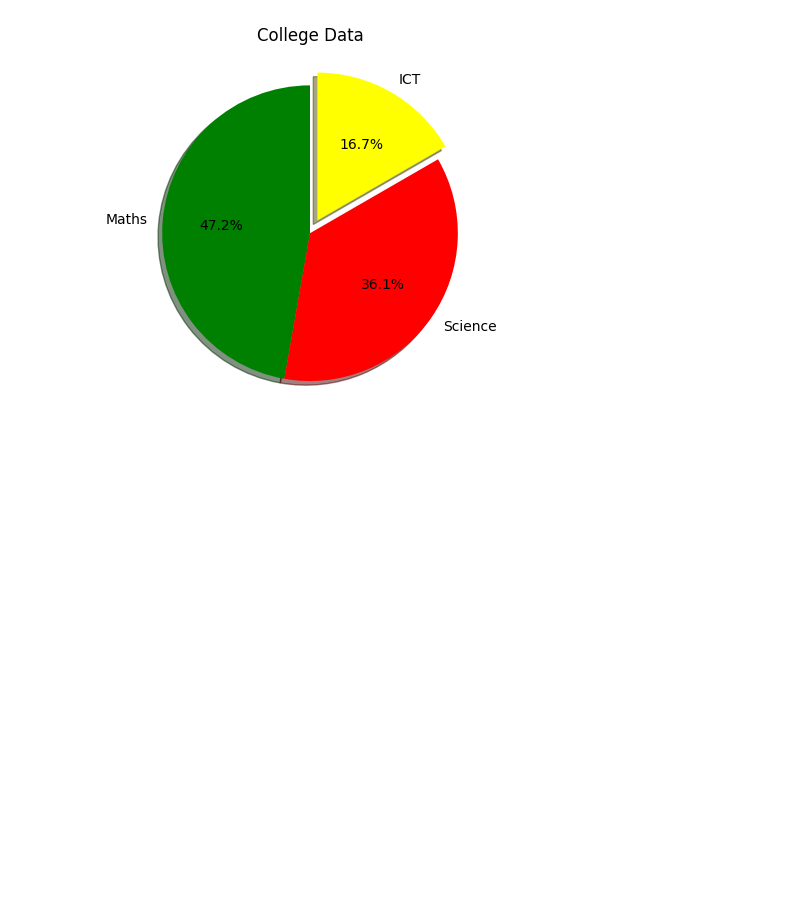
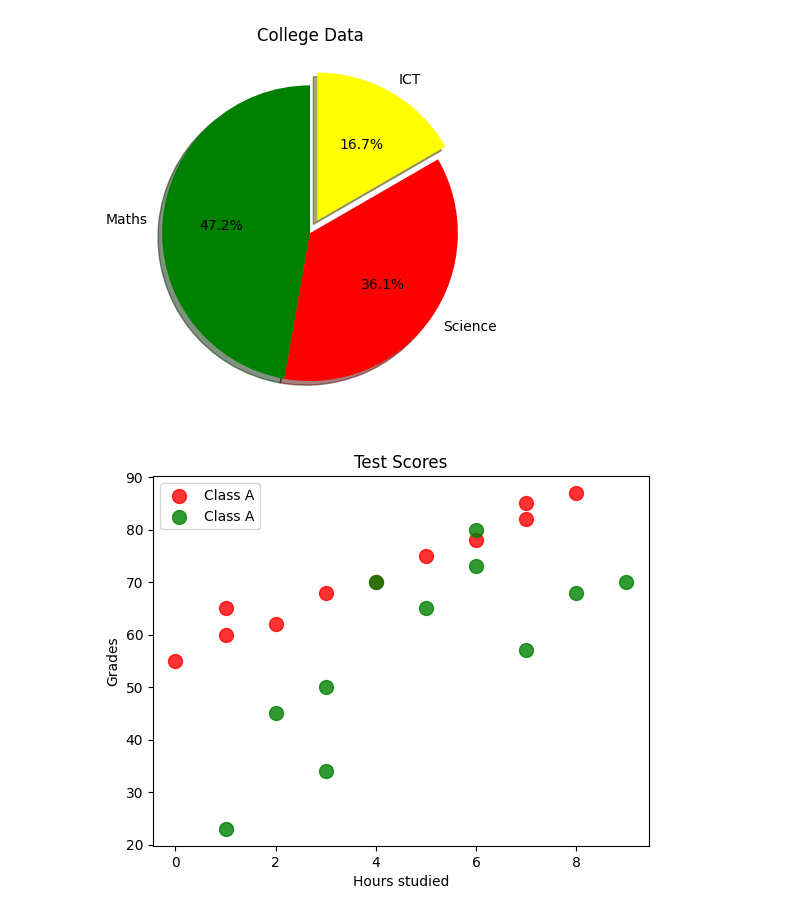
Before and after one commit to hasinduudara/Learn-Matplotlib, a Jupyter notebook: Matplotlib.ipynb, the cells around one changed output. Cells and saved outputs as stored; diff of their text form; code cells hidden in the pictures; blank space fills up the shorter version.

```diff
--- a/Matplotlib.ipynb
+++ b/Matplotlib.ipynb
@@ -230,3 +230,31 @@ plt.title("College Data")
 plt.show()
 # %% [output]
 [figure]
+# %%
+import matplotlib.pyplot as plt
+import numpy as np
+
+x1 = np.array([0, 1, 1, 2, 3, 4, 5, 6, 7, 7, 8]) # Hours studied
+y1 = np.array([55, 60, 65, 62, 68, 70, 75, 78, 82, 85, 87]) # Grades
+
+x2 = np.array([1, 2, 3, 3, 4, 5, 6, 6, 7, 8, 9]) # Hours studied
+y2 = np.array([23, 45, 50, 34, 70, 65, 73, 80, 57, 68, 70]) # Grades
+
+plt.scatter(x1, y1, color="red",
+                  alpha=0.8,
+                  s=100,
+                  label="Class A")
+
+plt.scatter(x2, y2, color="green",
+                  alpha=0.8,
+                  s=100,
+                  label="Class A")
+
+plt.title("Test Scores")
+plt.xlabel("Hours studied")
+plt.ylabel("Grades")
+
+plt.legend()
+plt.show()
+# %% [output]
+[figure, added]
```
